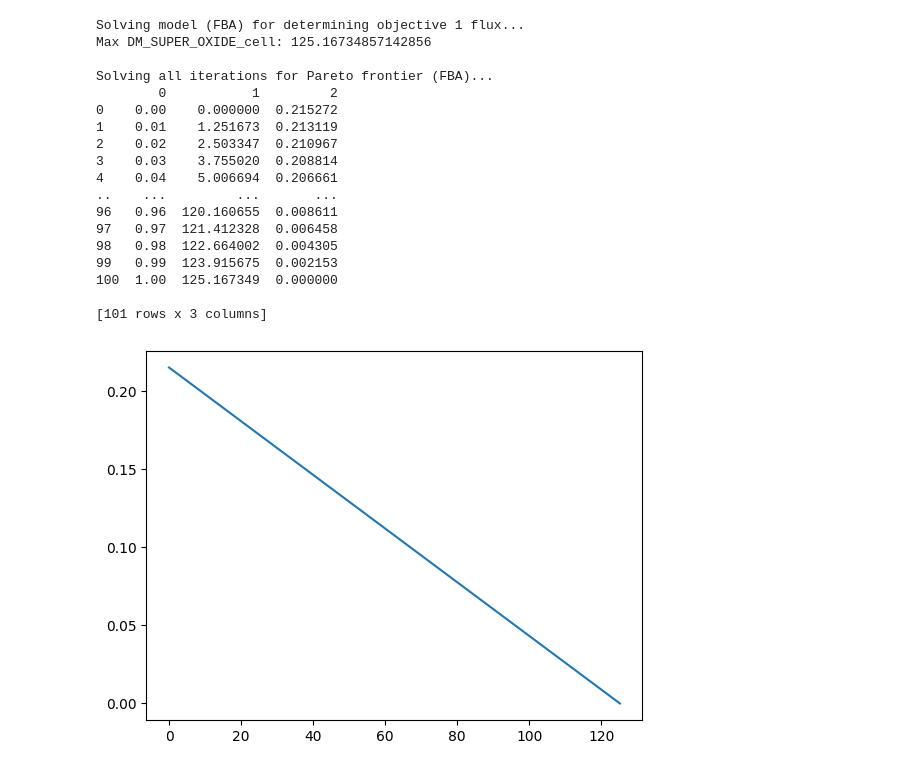
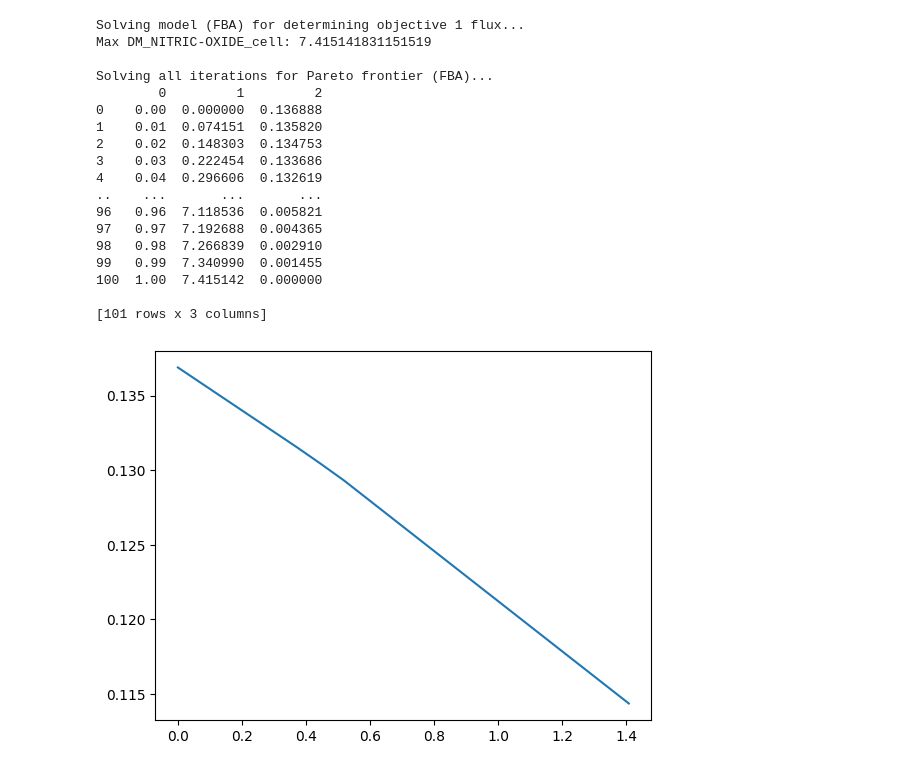
Before and after one commit to Subasree514/Flux_Simulations, a Jupyter notebook: exp_val.ipynb, the cells around one changed output. Cells and saved outputs as stored; diff of their text form; code cells hidden in the pictures.

```diff
--- a/exp_val.ipynb
+++ b/exp_val.ipynb
@@ -94,4 +145,9 @@ model_rs = read_sbml_model('beta_day_RS_DM.xml')
 # %%
+model_rs = read_sbml_model('beta_day_RS_DM_r.xml')
 core_model=model_rs
+#core_model.reactions.get_by_id('Photon_tx').bounds = (0,29.96568)
+sol = core_model.optimize()
+print(core_model.summary(sol))
+
 #core_model.metabolites.query('OXIDIZED')
 #core_model.metabolites.get_by_id('OXIDIZED_GLUTATHIONE_m')
@@ -136,0 +319,9 @@ core_model.add_cons_vars(h2o2_demand)
+# %%
+reaction = Reaction('RS_Plant_56_c')
+reaction.name = 'h2o2:no'
+reaction.subsystem = 'RS interactome'
+reaction.lower_bound =0.  # This is the default
+reaction.upper_bound = 1000.  # This is the default
+reaction.add_metabolites({core_model.metabolites.get_by_id ('HYDROGEN_PEROXIDE_c'): -1.0,core_model.metabolites.get_by_id ('NITRIC-OXIDE_c'): -1.0,core_model.metabolites.get_by_id ('CPD-12377_c'): 1.0,core_model.metabolites.get_by_id ('hno2_c'): 1.0})
+print(reaction.reaction)
+core_model.add_reactions([reaction])
@@ -136,0 +546,12 @@ core_model.add_cons_vars(h2o2_demand)
+# %%
+core_model.add_boundary(core_model.metabolites.get_by_id("L_DEHYDRO_ASCORBATE_cell"), type="demand")
+core_model.reactions.get_by_id('DM_L_DEHYDRO_ASCORBATE_cell').bounds=(0.0041,1000)#0.0003739837398 0.0041
+
+core_model.add_boundary(core_model.metabolites.get_by_id("ASCORBATE_cell"), type="demand")
+core_model.reactions.get_by_id('DM_ASCORBATE_cell').bounds=(0.0088,1000) #0.0008057813911 0.0088
+
+core_model.add_boundary(core_model.metabolites.get_by_id("GLUTATHIONE_cell"), type="demand")
+core_model.reactions.get_by_id('DM_GLUTATHIONE_cell').bounds=(0.003,1000)#0.00027100271 0.003
+
+core_model.add_boundary(core_model.metabolites.get_by_id("OXIDIZED_GLUTATHIONE_cell"), type="demand")
+core_model.reactions.get_by_id('DM_OXIDIZED_GLUTATHIONE_cell').bounds=(0.00083,1000)#0.00007588075881 0.00083
@@ -137,33 +603,32 @@ core_model.add_cons_vars(h2o2_demand)
 # %%
 ## plot pareto plot
-objective1 =  'DM_SUPER_OXIDE_cell'
-objective2 =  'AraCore_Biomass_tx'
+objective1 =  'DM_NITRIC-OXIDE_cell'
+objective2 =  'AraCore_Biomass_tx'#Arabidopsis_biomass_tx AraCore_Biomass_tx
 solution_primary=pareto_analysis(core_model, objective1 = objective1, objective2=objective2, pareto_range = pareto_range, metric = metric)
 #pd.DataFrame(result_list).to_excel('results.xlsx')
 data=pd.DataFrame(solution_primary)
 print(data)
-plt.plot(data[1],data[2])
+plt.plot(data[1][:20],data[2][:20])
 #plt.ylim([0.2152,0.2153])
 #plt.xlim([0,0.03])
-plt.show()##
-#objs_rs=[AraCore_Biomass_tx 'Phloem_output_tx','DM_NITRIC-OXIDE_cell','DM_HS_cell','DM_SUPER_OXIDE_cell','DM_HC00250_cell','DM_CPD0-1395_cell','DM_SO3_cell','DM_CPD-12377_cell','DM_HYDROGEN_PEROXIDE_cell','DM_ho2_rad_cell']
+plt.show()###objs_rs=[AraCore_Biomass_tx 'Phloem_output_tx','DM_NITRIC-OXIDE_cell','DM_HS_cell','DM_SUPER_OXIDE_cell','DM_HC00250_cell','DM_CPD0-1395_cell','DM_SO3_cell','DM_CPD-12377_cell','DM_HYDROGEN_PEROXIDE_cell','DM_ho2_rad_cell']
 # %% [output]
 Solving model (FBA) for determining objective 1 flux...
-Max DM_SUPER_OXIDE_cell: 125.16734857142856
+Max DM_NITRIC-OXIDE_cell: 7.415141831151519
 
 Solving all iterations for Pareto frontier (FBA)...
-        0           1         2
-0    0.00    0.000000  0.215272
-1    0.01    1.251673  0.213119
-2    0.02    2.503347  0.210967
-3    0.03    3.755020  0.208814
-4    0.04    5.006694  0.206661
-..    ...         ...       ...
-96   0.96  120.160655  0.008611
-97   0.97  121.412328  0.006458
-98   0.98  122.664002  0.004305
-99   0.99  123.915675  0.002153
-100  1.00  125.167349  0.000000
+        0         1         2
+0    0.00  0.000000  0.136888
+1    0.01  0.074151  0.135820
+2    0.02  0.148303  0.134753
+3    0.03  0.222454  0.133686
+4    0.04  0.296606  0.132619
+..    ...       ...       ...
+96   0.96  7.118536  0.005821
+97   0.97  7.192688  0.004365
+98   0.98  7.266839  0.002910
+99   0.99  7.340990  0.001455
+100  1.00  7.415142  0.000000
 
 [101 rows x 3 columns]
-[figure, old version]
+[figure, new version]
```
Also changed, not shown: parts of 13 cells of this notebook, 10 other files.
